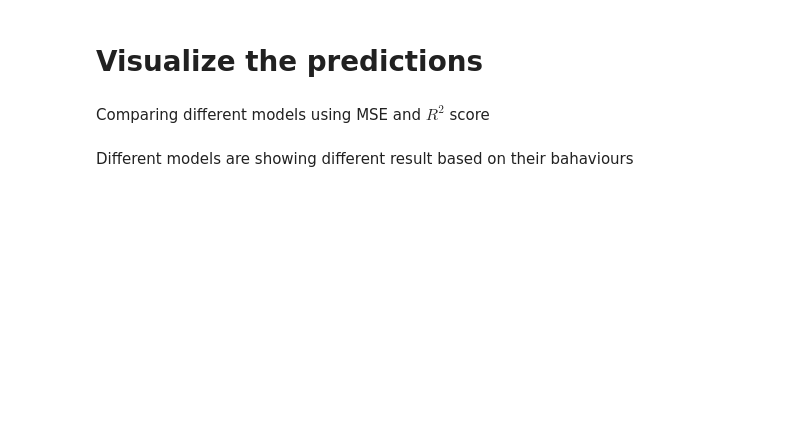
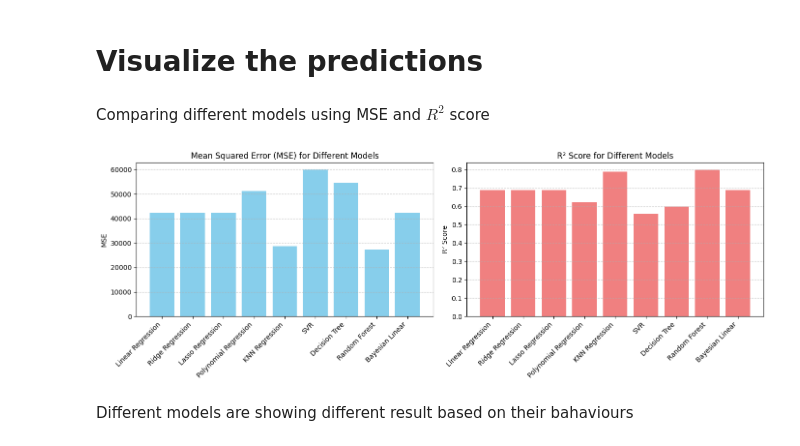
Before and after one commit to DanialRa04/neural-activity-regression, a Jupyter notebook: codes/Neural_Activity_Regression.ipynb, the cells around one changed output. Drawn from its saved outputs; the diff is of its cells as text; code cells hidden in the pictures; blank space fills up the shorter version.

```diff
--- a/codes/Neural_Activity_Regression.ipynb
+++ b/codes/Neural_Activity_Regression.ipynb
@@ -197,7 +229,7 @@ models = [
     "Decision Tree", "Random Forest", "Bayesian Linear"
 ]
 
-# Define MSE and RÂ² scores for each model
+# Define MSE and R² scores for each model
 mse_values = [
     mse_linear, mse_ridge, mse_lasso,
     mse_poly, mse_knn, mse_svr,
@@ -205,36 +237,38 @@ mse_values = [
 ]
 
 r2_values = [
     r2_linear, r2_ridge, r2_lasso,
     r2_poly, r2_knn, r2_svr,
     r2_dt, r2_rf, r2_bayesian
 ]
 
 # Set positions for bars
 x = np.arange(len(models))
 
 # Create figure
 fig, axes = plt.subplots(1, 2, figsize=(14, 5))
 
 # Plot MSE bar graph
 axes[0].bar(x, mse_values, color='skyblue')
 axes[0].set_xticks(x)
 axes[0].set_xticklabels(models, rotation=45, ha='right')
 axes[0].set_title("Mean Squared Error (MSE) for Different Models")
 axes[0].set_ylabel("MSE")
 axes[0].grid(axis='y', linestyle='--', alpha=0.7)
 
-# Plot RÂ² Score bar graph
+# Plot R² Score bar graph
 axes[1].bar(x, r2_values, color='lightcoral')
 axes[1].set_xticks(x)
 axes[1].set_xticklabels(models, rotation=45, ha='right')
-axes[1].set_title("RÂ² Score for Different Models")
-axes[1].set_ylabel("RÂ² Score")
+axes[1].set_title("R² Score for Different Models")
+axes[1].set_ylabel("R² Score")
 axes[1].grid(axis='y', linestyle='--', alpha=0.7)
 
 # Show plots
 plt.tight_layout()
 plt.show()
+# %% [output]
+[figure, added]
 # %% [markdown]
 Different models are showing different result based on their bahaviours
 # %%
```
Also changed, not shown: parts of 9 cells of this notebook, 2 other files.
